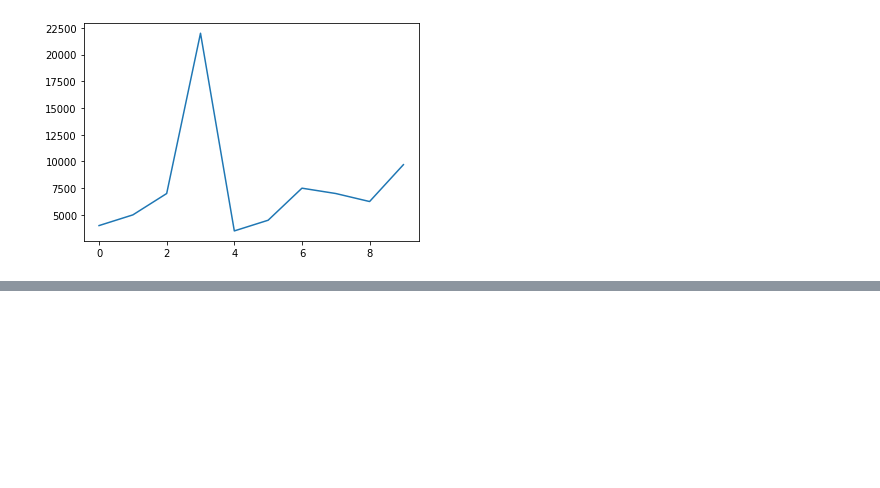
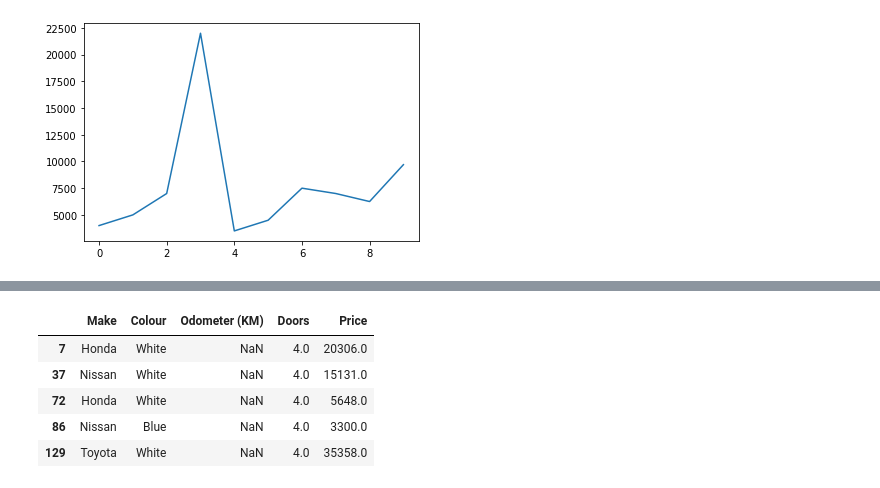
Before and after one commit to alexanderluna/python, a Jupyter notebook: Jupyter/001_data_science_setup/002 Introduction to Pandas.ipynb, the cells around one changed output, grey strips where cells are left out. Saved outputs shown, nothing was run; the diff lists cells and outputs as text; code cells hidden in the pictures; blank space fills up the shorter version.

```diff
--- a/Jupyter/001_data_science_setup/002 Introduction to Pandas.ipynb
+++ b/Jupyter/001_data_science_setup/002 Introduction to Pandas.ipynb
@@ -240,0 +275,10 @@ car_prices.plot()
+# %%
+car_sales_missing_odometer = car_sales_missing[car_sales_missing["Odometer (KM)"].isnull() == True]
+car_sales_missing_odometer
+# %% [output]
+|  | Make | Colour | Odometer (KM) | Doors | Price |
+| 7 | Honda | White | NaN | 4.0 | 20306.0 |
+| 37 | Nissan | White | NaN | 4.0 | 15131.0 |
+| 72 | Honda | White | NaN | 4.0 | 5648.0 |
+| 86 | Nissan | Blue | NaN | 4.0 | 3300.0 |
+| 129 | Toyota | White | NaN | 4.0 | 35358.0 |
```
Also changed, not shown: parts of 7 cells of this notebook, 1 other file.
